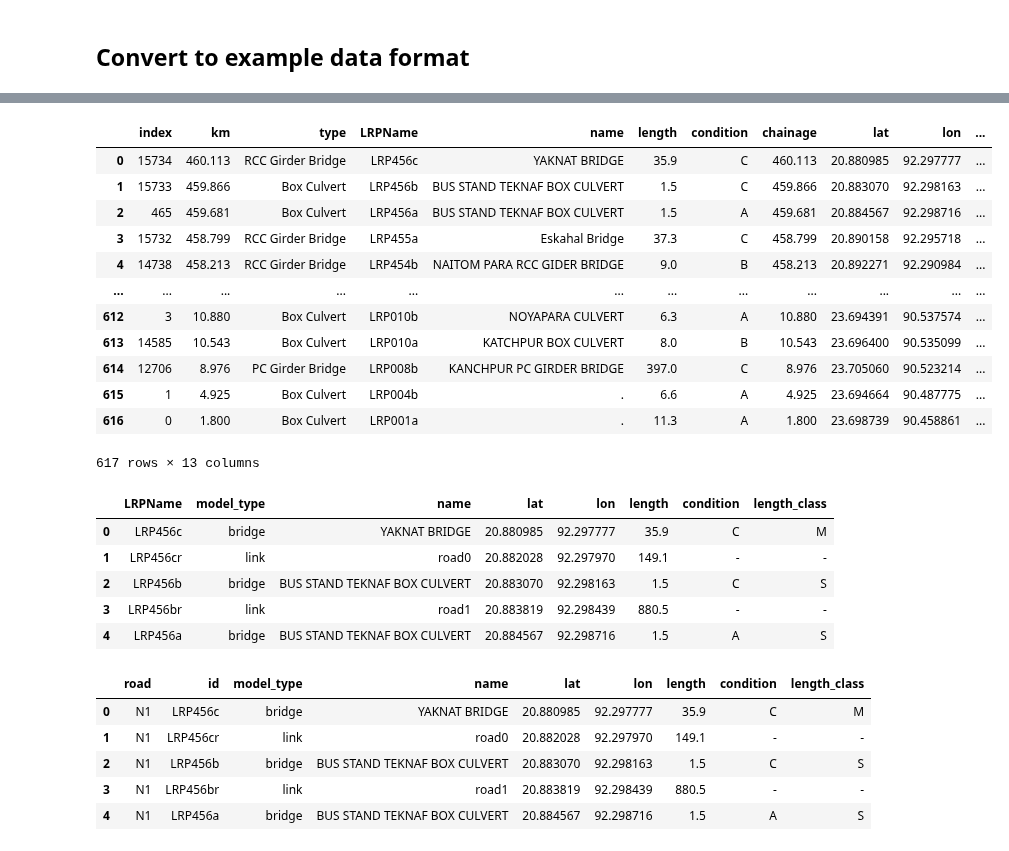
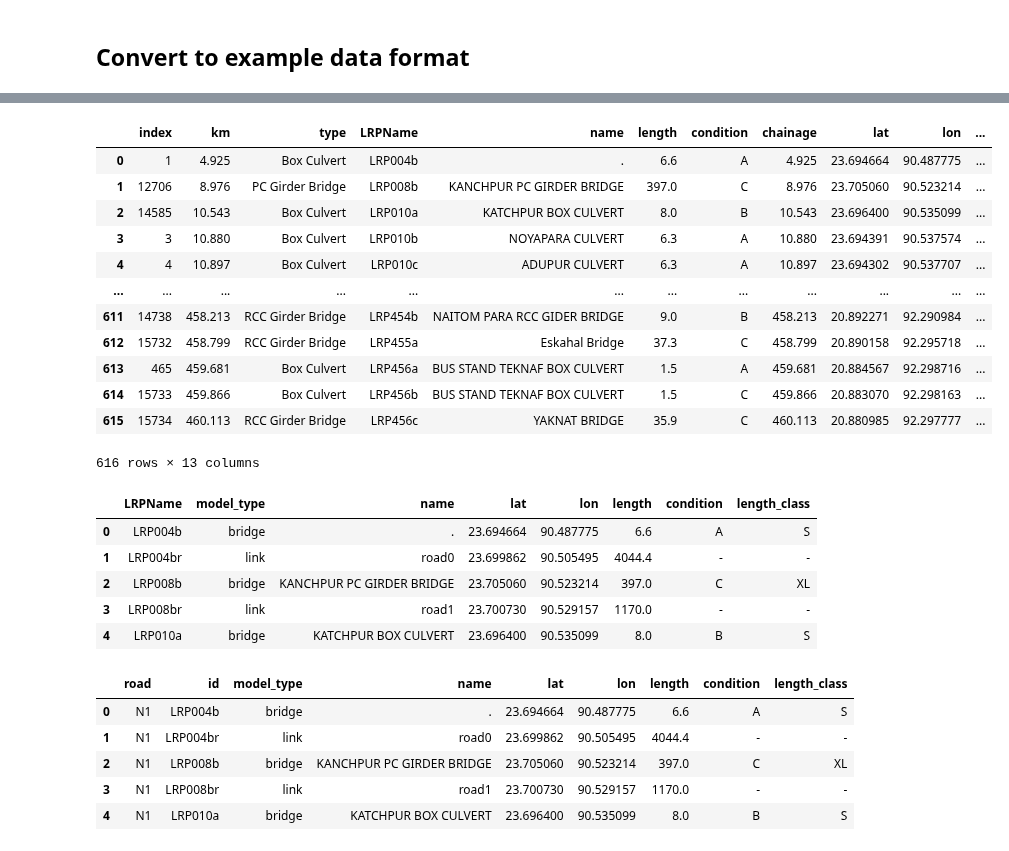
Before and after one commit to EwoutH/EPA1352-Adv-Simulation, a Jupyter notebook: EPA1352-G06-A2/notebooks/bridges_eda.ipynb, the cells around one changed output, grey strips where cells are left out. Cells and saved outputs as stored; diff of their text form; code cells hidden in the pictures.

Commit message:
flippen van de roads werkte niet. Teruggedraaid

```diff
--- a/EPA1352-G06-A2/notebooks/bridges_eda.ipynb
+++ b/EPA1352-G06-A2/notebooks/bridges_eda.ipynb
@@ -92,31 +92,31 @@ See the caveats in the documentation: https://pandas.pydata.org/pandas-docs/stab
 # %%
 bridges1 = bridges_clean3.copy()
 # We want the route to go from Chittagong to Dhaka so we have to flip the DataFrame.
-bridges1 = bridges1[::-1]
+# bridges1 = bridges1[::-1]
 
 # To drop the duplicate Darikandi bridge we delete the value from the column
 bridges1['LRPName'] = bridges1['LRPName'].drop_duplicates()
 # And delete the rows with a NaN value. (There were no other NaN values in the DataFrame).
 bridges1 = bridges1.dropna()
 
 # The previously saved bridge is appended to the end of the flipped DataFrame
-bridges1 = bridges1.append(first_bridge)
+# bridges1 = bridges1.append(first_bridge)
 bridges1 = bridges1.reset_index()
 bridges1
 # %% [output]
 |  | index | km | type | LRPName | name | length | condition | chainage | lat | lon | ... |
-| 0 | 15734 | 460.113 | RCC Girder Bridge | LRP456c | YAKNAT BRIDGE | 35.9 | C | 460.113 | 20.880985 | 92.297777 | ... |
-| 1 | 15733 | 459.866 | Box Culvert | LRP456b | BUS STAND TEKNAF BOX CULVERT | 1.5 | C | 459.866 | 20.883070 | 92.298163 | ... |
-| 2 | 465 | 459.681 | Box Culvert | LRP456a | BUS STAND TEKNAF BOX CULVERT | 1.5 | A | 459.681 | 20.884567 | 92.298716 | ... |
-| 3 | 15732 | 458.799 | RCC Girder Bridge | LRP455a | Eskahal Bridge | 37.3 | C | 458.799 | 20.890158 | 92.295718 | ... |
-| 4 | 14738 | 458.213 | RCC Girder Bridge | LRP454b | NAITOM PARA RCC GIDER BRIDGE | 9.0 | B | 458.213 | 20.892271 | 92.290984 | ... |
+| 0 | 1 | 4.925 | Box Culvert | LRP004b | . | 6.6 | A | 4.925 | 23.694664 | 90.487775 | ... |
+| 1 | 12706 | 8.976 | PC Girder Bridge | LRP008b | KANCHPUR PC GIRDER BRIDGE | 397.0 | C | 8.976 | 23.705060 | 90.523214 | ... |
+| 2 | 14585 | 10.543 | Box Culvert | LRP010a | KATCHPUR BOX CULVERT | 8.0 | B | 10.543 | 23.696400 | 90.535099 | ... |
+| 3 | 3 | 10.880 | Box Culvert | LRP010b | NOYAPARA CULVERT | 6.3 | A | 10.880 | 23.694391 | 90.537574 | ... |
+| 4 | 4 | 10.897 | Box Culvert | LRP010c | ADUPUR CULVERT | 6.3 | A | 10.897 | 23.694302 | 90.537707 | ... |
 | ... | ... | ... | ... | ... | ... | ... | ... | ... | ... | ... | ... |
-| 612 | 3 | 10.880 | Box Culvert | LRP010b | NOYAPARA CULVERT | 6.3 | A | 10.880 | 23.694391 | 90.537574 | ... |
-| 613 | 14585 | 10.543 | Box Culvert | LRP010a | KATCHPUR BOX CULVERT | 8.0 | B | 10.543 | 23.696400 | 90.535099 | ... |
-| 614 | 12706 | 8.976 | PC Girder Bridge | LRP008b | KANCHPUR PC GIRDER BRIDGE | 397.0 | C | 8.976 | 23.705060 | 90.523214 | ... |
-| 615 | 1 | 4.925 | Box Culvert | LRP004b | . | 6.6 | A | 4.925 | 23.694664 | 90.487775 | ... |
-| 616 | 0 | 1.800 | Box Culvert | LRP001a | . | 11.3 | A | 1.800 | 23.698739 | 90.458861 | ... |
+| 611 | 14738 | 458.213 | RCC Girder Bridge | LRP454b | NAITOM PARA RCC GIDER BRIDGE | 9.0 | B | 458.213 | 20.892271 | 92.290984 | ... |
+| 612 | 15732 | 458.799 | RCC Girder Bridge | LRP455a | Eskahal Bridge | 37.3 | C | 458.799 | 20.890158 | 92.295718 | ... |
+| 613 | 465 | 459.681 | Box Culvert | LRP456a | BUS STAND TEKNAF BOX CULVERT | 1.5 | A | 459.681 | 20.884567 | 92.298716 | ... |
+| 614 | 15733 | 459.866 | Box Culvert | LRP456b | BUS STAND TEKNAF BOX CULVERT | 1.5 | C | 459.866 | 20.883070 | 92.298163 | ... |
+| 615 | 15734 | 460.113 | RCC Girder Bridge | LRP456c | YAKNAT BRIDGE | 35.9 | C | 460.113 | 20.880985 | 92.297777 | ... |
-617 rows × 13 columns
+616 rows × 13 columns
 # %%
 # Now we add the rows in between the bridges with the correct data.
 cols = ['LRPName', 'model_type', 'name', 'lat', 'lon', 'length', 'condition', 'length_class']
@@ -148,11 +148,11 @@ for index, row in bridges1.iterrows():
 df.head()
 # %% [output]
 |  | LRPName | model_type | name | lat | lon | length | condition | length_class |
-| 0 | LRP456c | bridge | YAKNAT BRIDGE | 20.880985 | 92.297777 | 35.9 | C | M |
-| 1 | LRP456cr | link | road0 | 20.882028 | 92.297970 | 149.1 | - | - |
-| 2 | LRP456b | bridge | BUS STAND TEKNAF BOX CULVERT | 20.883070 | 92.298163 | 1.5 | C | S |
-| 3 | LRP456br | link | road1 | 20.883819 | 92.298439 | 880.5 | - | - |
-| 4 | LRP456a | bridge | BUS STAND TEKNAF BOX CULVERT | 20.884567 | 92.298716 | 1.5 | A | S |
+| 0 | LRP004b | bridge | . | 23.694664 | 90.487775 | 6.6 | A | S |
+| 1 | LRP004br | link | road0 | 23.699862 | 90.505495 | 4044.4 | - | - |
+| 2 | LRP008b | bridge | KANCHPUR PC GIRDER BRIDGE | 23.705060 | 90.523214 | 397.0 | C | XL |
+| 3 | LRP008br | link | road1 | 23.700730 | 90.529157 | 1170.0 | - | - |
+| 4 | LRP010a | bridge | KATCHPUR BOX CULVERT | 23.696400 | 90.535099 | 8.0 | B | S |
 # %%
 # With the finished DataFrame it is made ready to be exported in the correct format which the model can read.
 result = df.copy()
@@ -162,11 +162,11 @@ result1 = result[['road', 'id', 'model_type', 'name', 'lat', 'lon', 'length', 'c
 result1.head()
 # %% [output]
 |  | road | id | model_type | name | lat | lon | length | condition | length_class |
-| 0 | N1 | LRP456c | bridge | YAKNAT BRIDGE | 20.880985 | 92.297777 | 35.9 | C | M |
-| 1 | N1 | LRP456cr | link | road0 | 20.882028 | 92.297970 | 149.1 | - | - |
-| 2 | N1 | LRP456b | bridge | BUS STAND TEKNAF BOX CULVERT | 20.883070 | 92.298163 | 1.5 | C | S |
-| 3 | N1 | LRP456br | link | road1 | 20.883819 | 92.298439 | 880.5 | - | - |
-| 4 | N1 | LRP456a | bridge | BUS STAND TEKNAF BOX CULVERT | 20.884567 | 92.298716 | 1.5 | A | S |
+| 0 | N1 | LRP004b | bridge | . | 23.694664 | 90.487775 | 6.6 | A | S |
+| 1 | N1 | LRP004br | link | road0 | 23.699862 | 90.505495 | 4044.4 | - | - |
+| 2 | N1 | LRP008b | bridge | KANCHPUR PC GIRDER BRIDGE | 23.705060 | 90.523214 | 397.0 | C | XL |
+| 3 | N1 | LRP008br | link | road1 | 23.700730 | 90.529157 | 1170.0 | - | - |
+| 4 | N1 | LRP010a | bridge | KATCHPUR BOX CULVERT | 23.696400 | 90.535099 | 8.0 | B | S |
 # %%
 # The first bridge will be the source and the last bridge will be the sink.
 result1['model_type'].iloc[0] = 'source'
```
Also changed, not shown: parts of 1 cell of this notebook, 1 other file.
